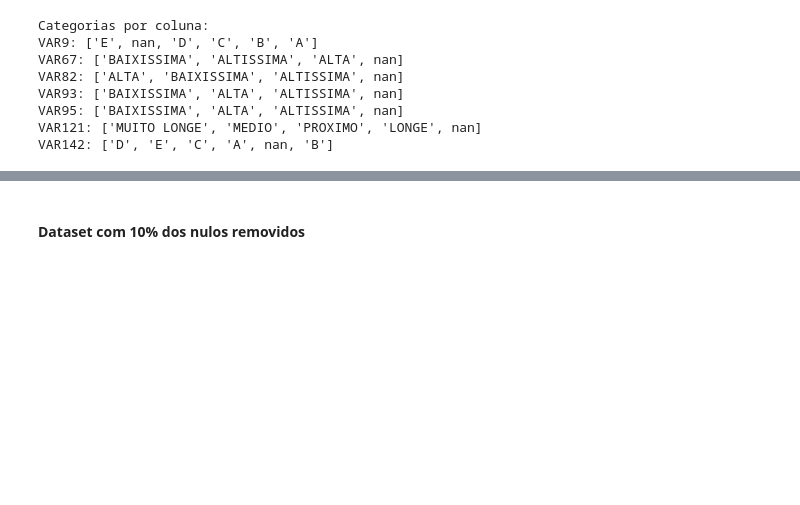
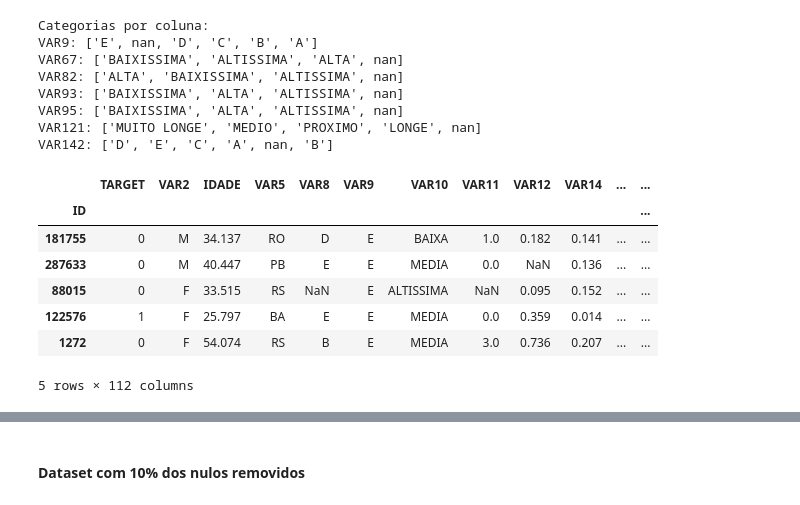
Before and after one commit to eudesgccunha/challenge-data-scientist-neurolake, a Jupyter notebook: credit/notebooks/credit_risk_analysis_tmp.ipynb, the cells around one changed output, grey strips where cells are left out. Saved outputs shown, nothing was run; the diff lists cells and outputs as text; code cells hidden in the pictures; blank space fills up the shorter version.

```diff
--- a/credit/notebooks/credit_risk_analysis_tmp.ipynb
+++ b/credit/notebooks/credit_risk_analysis_tmp.ipynb
@@ -675,3 +689,14 @@ VAR93: ['BAIXISSIMA', 'ALTA', 'ALTISSIMA', nan]
 VAR95: ['BAIXISSIMA', 'ALTA', 'ALTISSIMA', nan]
 VAR121: ['MUITO LONGE', 'MEDIO', 'PROXIMO', 'LONGE', nan]
 VAR142: ['D', 'E', 'C', 'A', nan, 'B']
+# %%
+df_train_drop_half.head()
+# %% [output]
+|  | TARGET | VAR2 | IDADE | VAR5 | VAR8 | VAR9 | VAR10 | VAR11 | VAR12 | VAR14 | ... | ... |
+| ID |  |  |  |  |  |  |  |  |  |  |  | ... |
+| 181755 | 0 | M | 34.137 | RO | D | E | BAIXA | 1.0 | 0.182 | 0.141 | ... | ... |
+| 287633 | 0 | M | 40.447 | PB | E | E | MEDIA | 0.0 | NaN | 0.136 | ... | ... |
+| 88015 | 0 | F | 33.515 | RS | NaN | E | ALTISSIMA | NaN | 0.095 | 0.152 | ... | ... |
+| 122576 | 1 | F | 25.797 | BA | E | E | MEDIA | 0.0 | 0.359 | 0.014 | ... | ... |
+| 1272 | 0 | F | 54.074 | RS | B | E | MEDIA | 3.0 | 0.736 | 0.207 | ... | ... |
+5 rows × 112 columns
```
Also changed, not shown: parts of 37 cells of this notebook.
